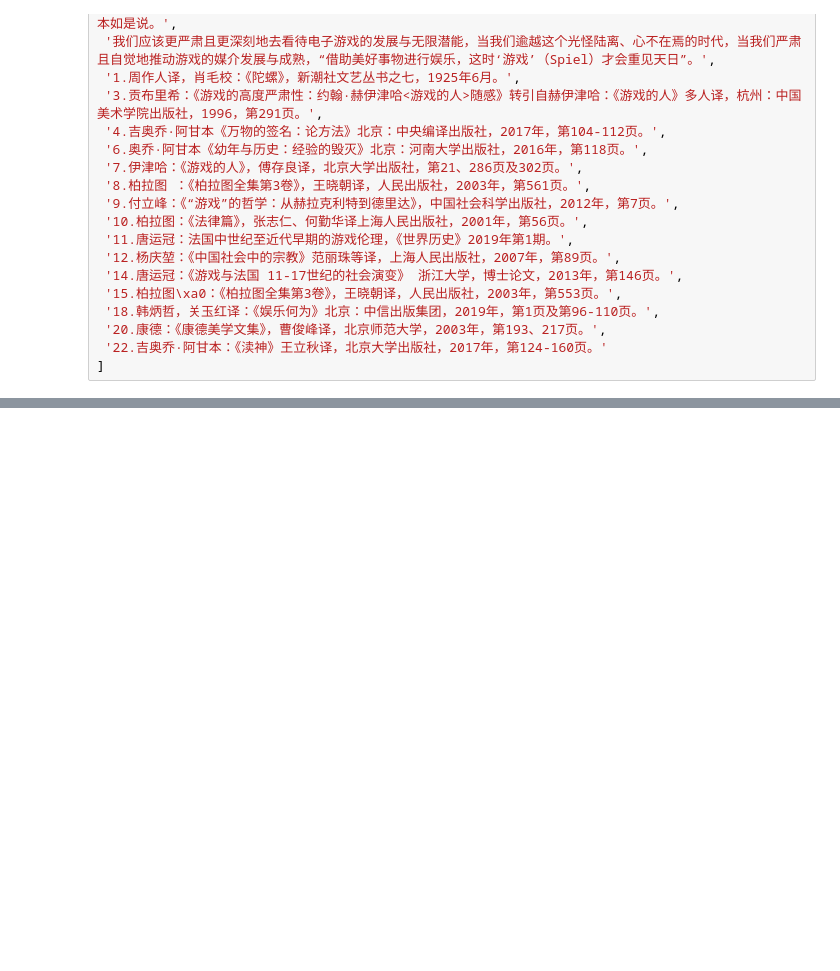
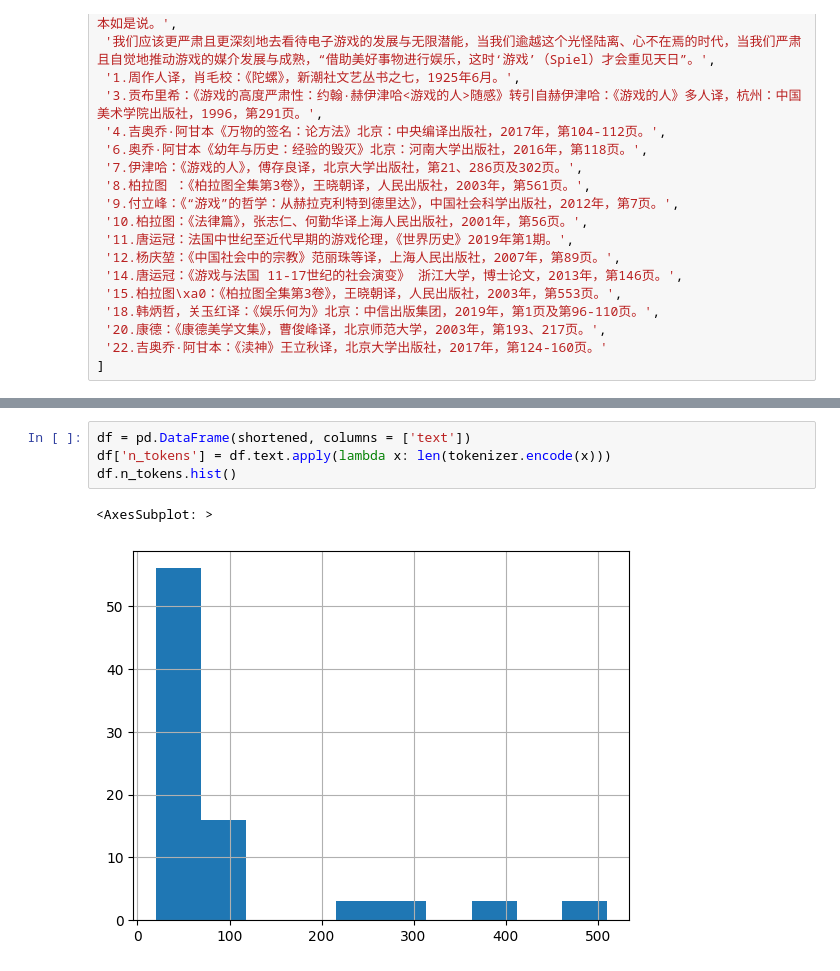
Before and after one commit to switchball/smartQA, a Jupyter notebook: test.ipynb, the cells around one changed output, grey strips where cells are left out. Saved outputs shown, nothing was run; the diff lists cells and outputs as text; blank space fills up the shorter version.

```diff
--- a/test.ipynb
+++ b/test.ipynb
@@ -176,0 +316,7 @@ lines = [
+# %%
+df = pd.DataFrame(shortened, columns = ['text'])
+df['n_tokens'] = df.text.apply(lambda x: len(tokenizer.encode(x)))
+df.n_tokens.hist()
+# %% [output]
+<AxesSubplot: >
+[figure, added]
```
Also changed, not shown: parts of 8 cells of this notebook, 2 other files.
